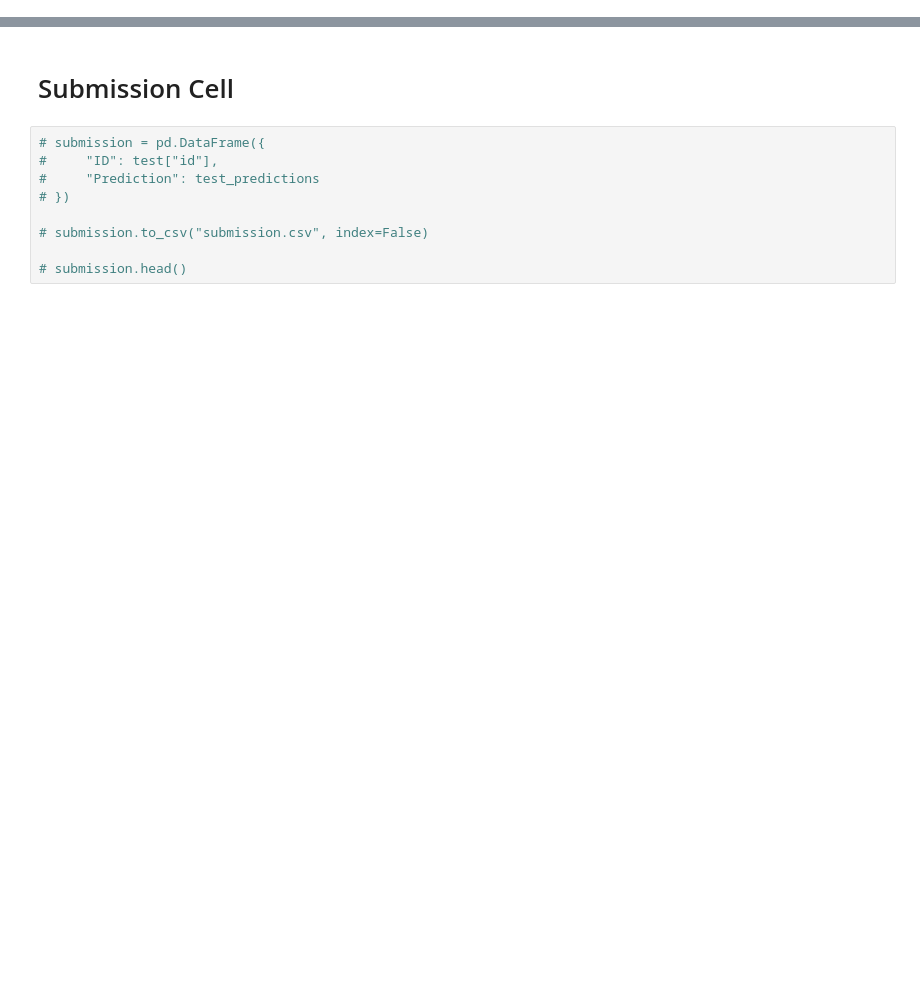
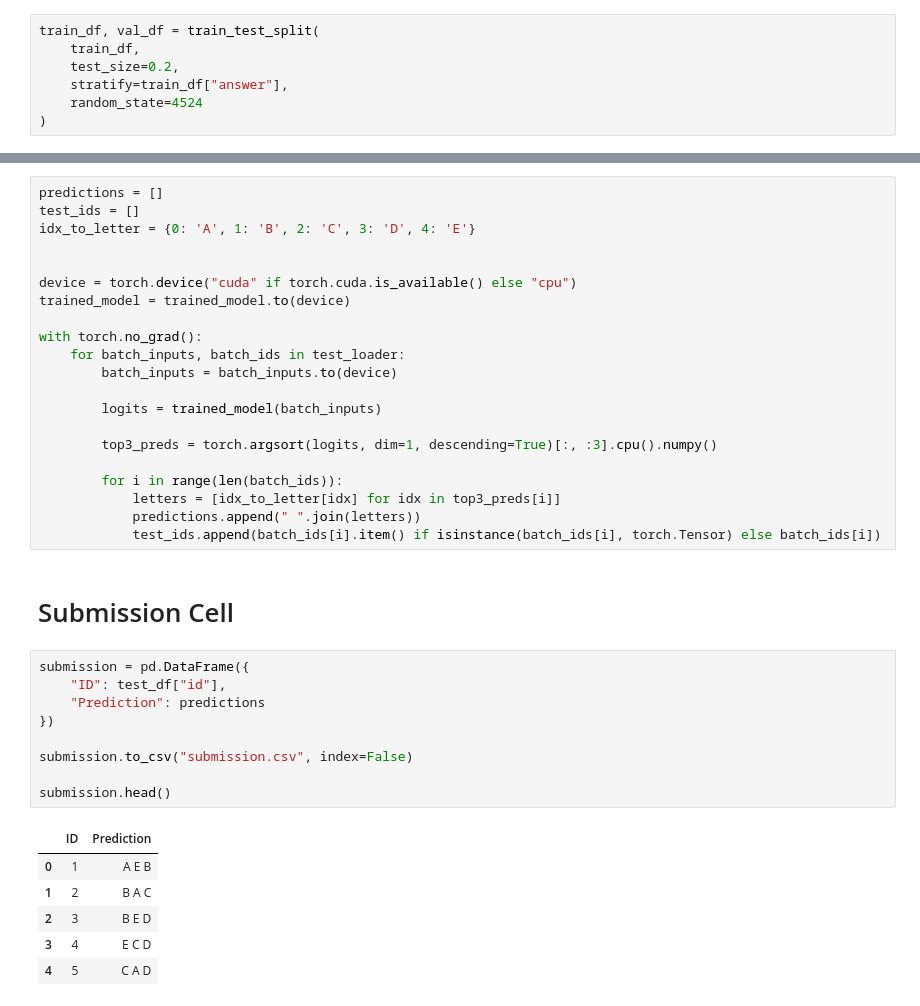
Before and after one commit to pranay-aggarwal/Smart-MCQ-Solver, a Jupyter notebook: kaggle_notebook.ipynb, the cells around one changed output, grey strips where cells are left out. Saved outputs shown, nothing was run; the diff lists cells and outputs as text; blank space fills up the shorter version.

```diff
--- a/kaggle_notebook.ipynb
+++ b/kaggle_notebook.ipynb
@@ -125,6 +126,13 @@ D         0
 E         0
 answer    0
 dtype: int64
+# %%
+train_df, val_df = train_test_split(
+    train_df,
+    test_size=0.2,
+    stratify=train_df["answer"],
+    random_state=4524
+)
 # %% [markdown]
 # Evaluation Metric
 # %%
@@ -324,11 +398,39 @@ np.float64(0.975)
+# %%
+predictions = []
+test_ids = []
+idx_to_letter = {0: 'A', 1: 'B', 2: 'C', 3: 'D', 4: 'E'}
+
+
+device = torch.device("cuda" if torch.cuda.is_available() else "cpu")
+trained_model = trained_model.to(device)
+
+with torch.no_grad():
+    for batch_inputs, batch_ids in test_loader:
+        batch_inputs = batch_inputs.to(device)
+
+        logits = trained_model(batch_inputs)
+
+        top3_preds = torch.argsort(logits, dim=1, descending=True)[:, :3].cpu().numpy()
+
+        for i in range(len(batch_ids)):
+            letters = [idx_to_letter[idx] for idx in top3_preds[i]]
+            predictions.append(" ".join(letters))
+            test_ids.append(batch_ids[i].item() if isinstance(batch_ids[i], torch.Tensor) else batch_ids[i])
 # %% [markdown]
 # Submission Cell
 # %%
-# submission = pd.DataFrame({
-#     "ID": test["id"],
-#     "Prediction": test_predictions
-# })
+submission = pd.DataFrame({
+    "ID": test_df["id"],
+    "Prediction": predictions
+})
 
-# submission.to_csv("submission.csv", index=False)
+submission.to_csv("submission.csv", index=False)
 
-# submission.head()
+submission.head()
+# %% [output]
+|  | ID | Prediction |
+| 0 | 1 | A E B |
+| 1 | 2 | B A C |
+| 2 | 3 | B E D |
+| 3 | 4 | E C D |
+| 4 | 5 | C A D |
```
Also changed, not shown: parts of 27 cells of this notebook.
